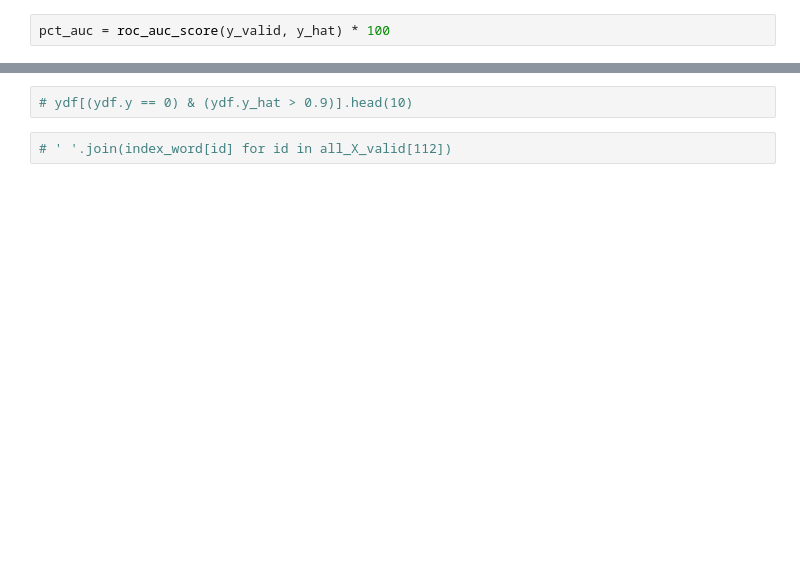
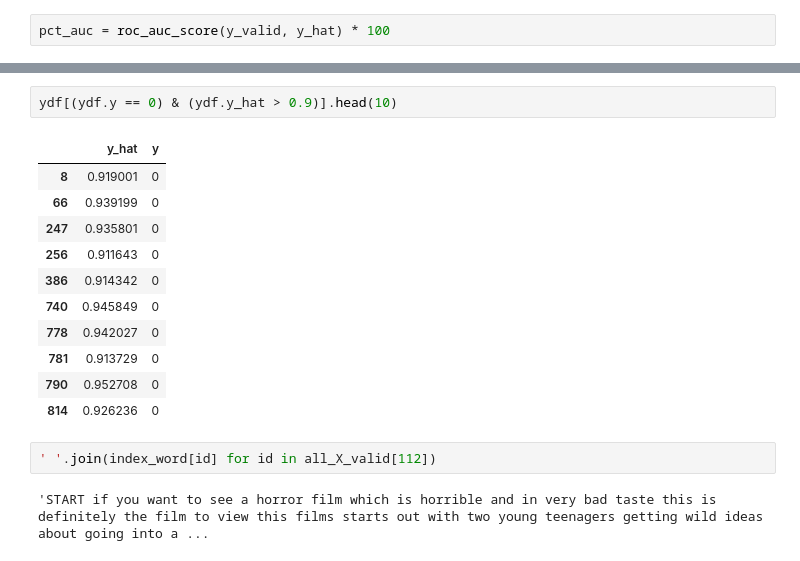
Before and after one commit to artificially-ai/workshop, a Jupyter notebook: notebooks/nlp/deep_net_sentiment_classifier_for_imdb.ipynb, the cells around one changed output, grey strips where cells are left out. Cells and saved outputs as stored; diff of their text form; blank space fills up the shorter version.

```diff
--- a/notebooks/nlp/deep_net_sentiment_classifier_for_imdb.ipynb
+++ b/notebooks/nlp/deep_net_sentiment_classifier_for_imdb.ipynb
@@ -207,5 +335,19 @@ plt.show()
 # %%
-# ydf[(ydf.y == 0) & (ydf.y_hat > 0.9)].head(10)
+ydf[(ydf.y == 0) & (ydf.y_hat > 0.9)].head(10)
+# %% [output]
+|  | y_hat | y |
+| 8 | 0.919001 | 0 |
+| 66 | 0.939199 | 0 |
+| 247 | 0.935801 | 0 |
+| 256 | 0.911643 | 0 |
+| 386 | 0.914342 | 0 |
+| 740 | 0.945849 | 0 |
+| 778 | 0.942027 | 0 |
+| 781 | 0.913729 | 0 |
+| 790 | 0.952708 | 0 |
+| 814 | 0.926236 | 0 |
 # %%
-# ' '.join(index_word[id] for id in all_X_valid[112])
+' '.join(index_word[id] for id in all_X_valid[112])
+# %% [output]
+'START if you want to see a horror film which is horrible and in very bad taste this is definitely the film to view this films starts out with two young teenagers getting wild ideas about going into a ...
 # %%
```
Also changed, not shown: parts of 40 cells of this notebook, 6 other files.
